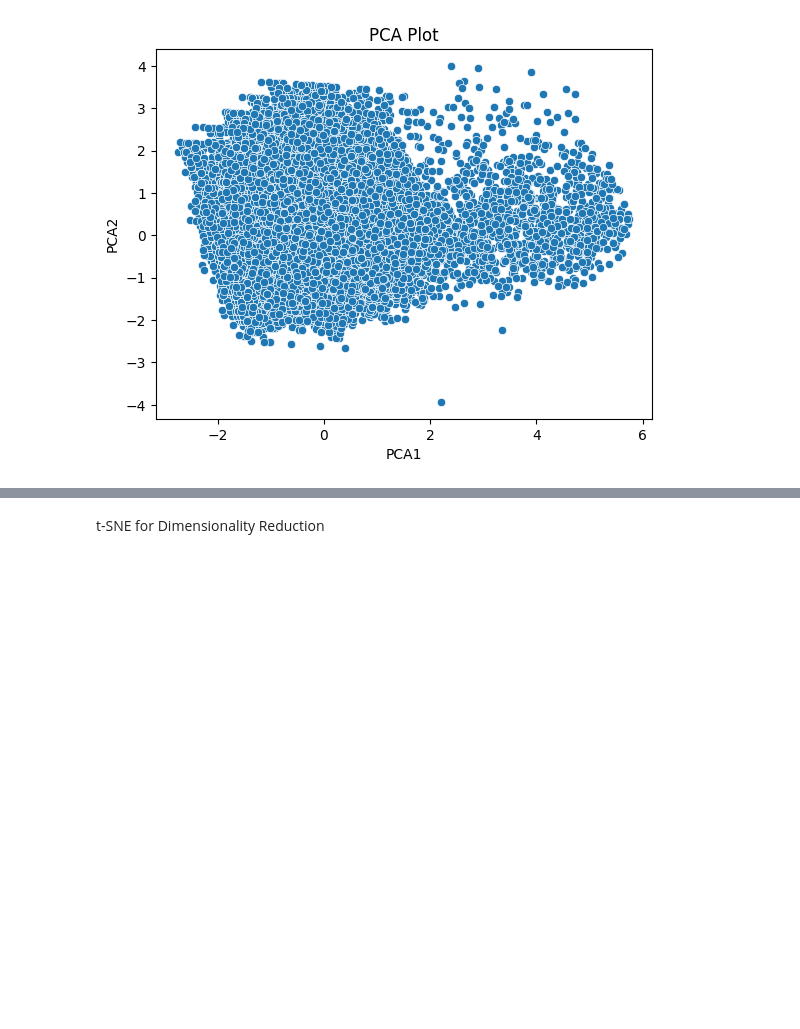
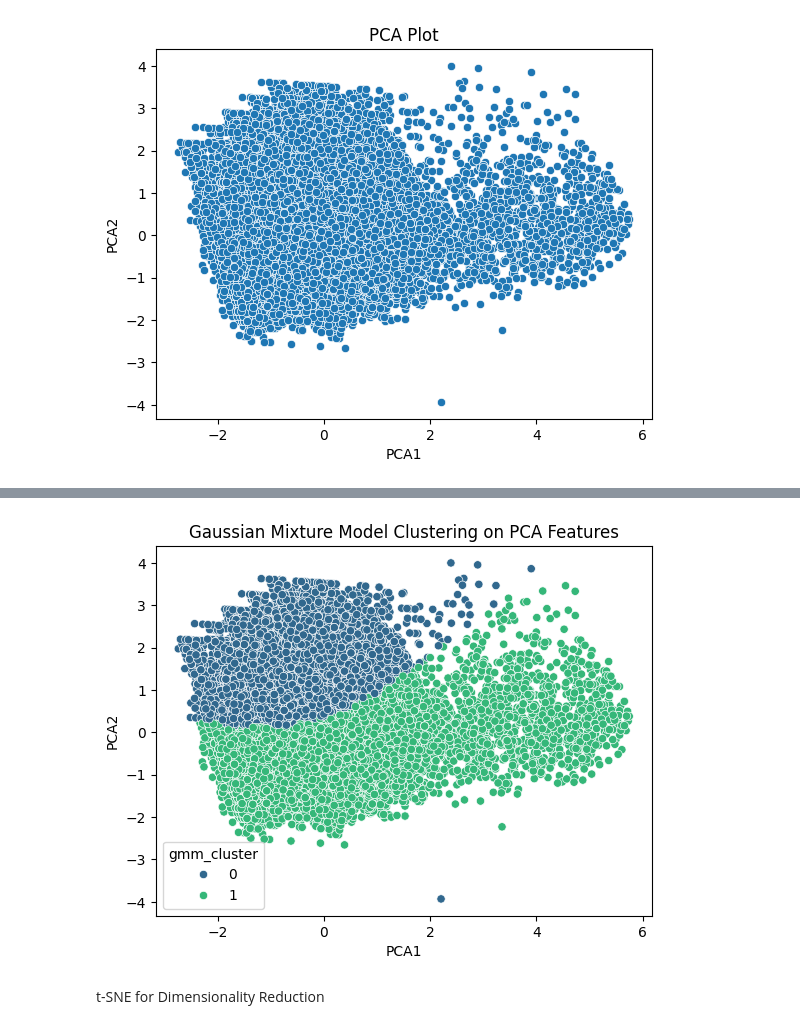
Before and after one commit to SuvarshaChennareddy/EDA-Theory-Assignment, a Jupyter notebook: main.ipynb, the cells around one changed output, grey strips where cells are left out. Saved outputs shown, nothing was run; the diff lists cells and outputs as text; code cells hidden in the pictures; blank space fills up the shorter version.

```diff
--- a/main.ipynb
+++ b/main.ipynb
@@ -394,3 +426,19 @@ plt.show()
+# %%
+from sklearn.mixture import GaussianMixture
+
+# Assuming 'numerical_data' DataFrame from the previous code has 'PCA1' and 'PCA2' columns
+X_pca = numerical_data[['PCA1', 'PCA2']]
+
+# Apply Gaussian Mixture Model with 2 components
+gmm = GaussianMixture(n_components=2)  # Set random_state for reproducibility
+numerical_data['gmm_cluster'] = gmm.fit_predict(X_pca)
+
+# Visualize the clusters
+sns.scatterplot(x='PCA1', y='PCA2', hue='gmm_cluster', data=numerical_data, palette='viridis')
+plt.title('Gaussian Mixture Model Clustering on PCA Features')
+plt.show()
+# %% [output]
+[figure, added]
 # %% [markdown]
 t-SNE for Dimensionality Reduction
 # %%
```
Also changed, not shown: parts of 2 cells of this notebook.
